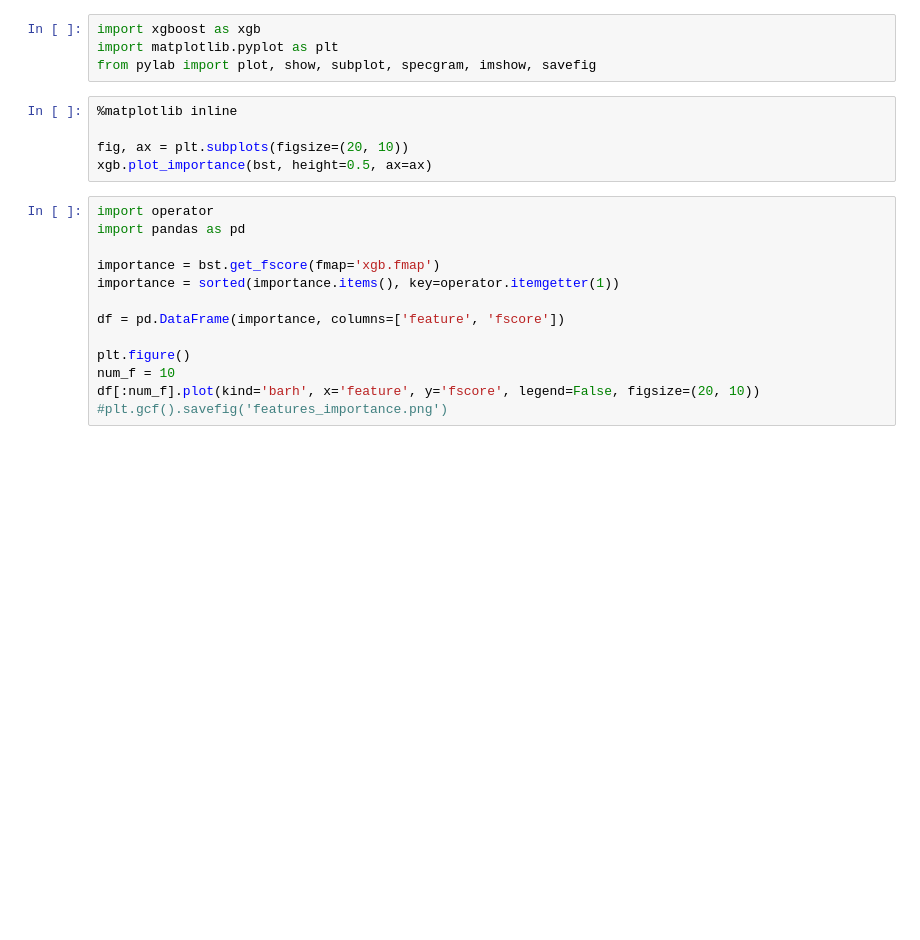
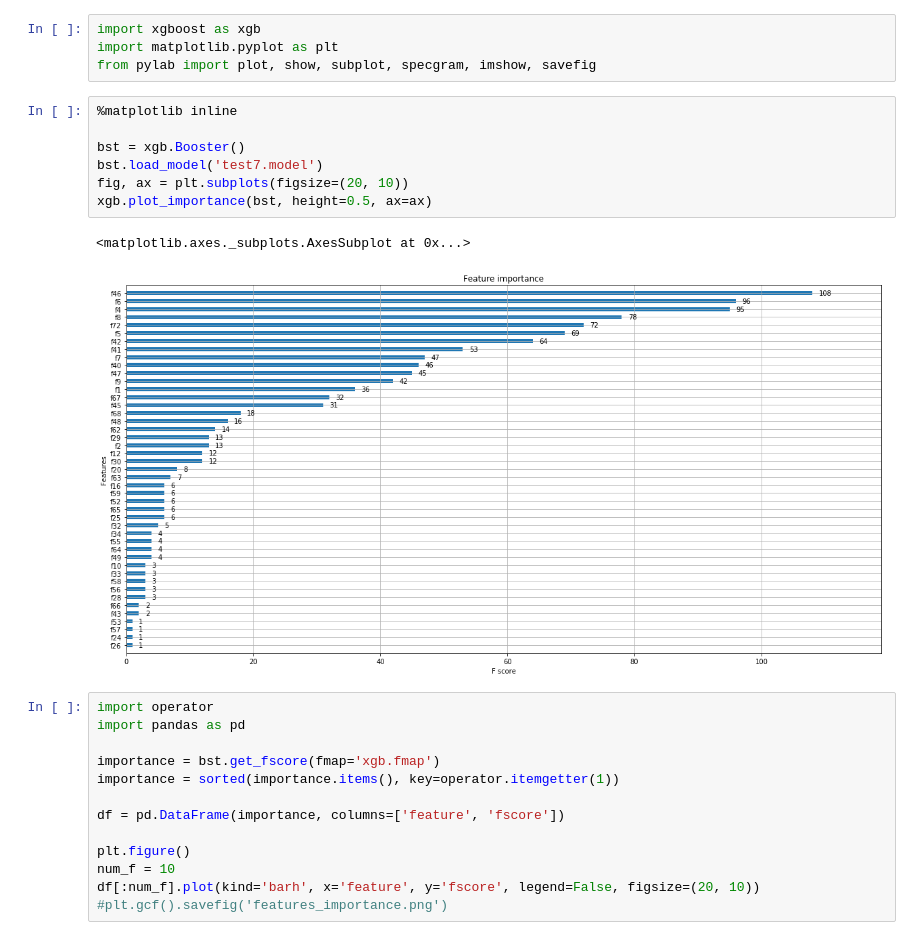
Before and after one commit to skysia1991/risk_poc, a Jupyter notebook: control.ipynb, the cells around one changed output. Cells and saved outputs as stored; diff of their text form; blank space fills up the shorter version.

Commit message:
20171205 random model

```diff
--- a/control.ipynb
+++ b/control.ipynb
@@ -5,8 +5,13 @@ from pylab import plot, show, subplot, specgram, imshow, savefig
 # %%
 %matplotlib inline
 
+bst = xgb.Booster()
+bst.load_model('test7.model')
 fig, ax = plt.subplots(figsize=(20, 10))
 xgb.plot_importance(bst, height=0.5, ax=ax)
+# %% [output]
+<matplotlib.axes._subplots.AxesSubplot at 0x...>
+[figure, added]
 # %%
 import operator
 import pandas as pd
```
Also changed, not shown: parts of 2 cells of this notebook, 39 other files.
